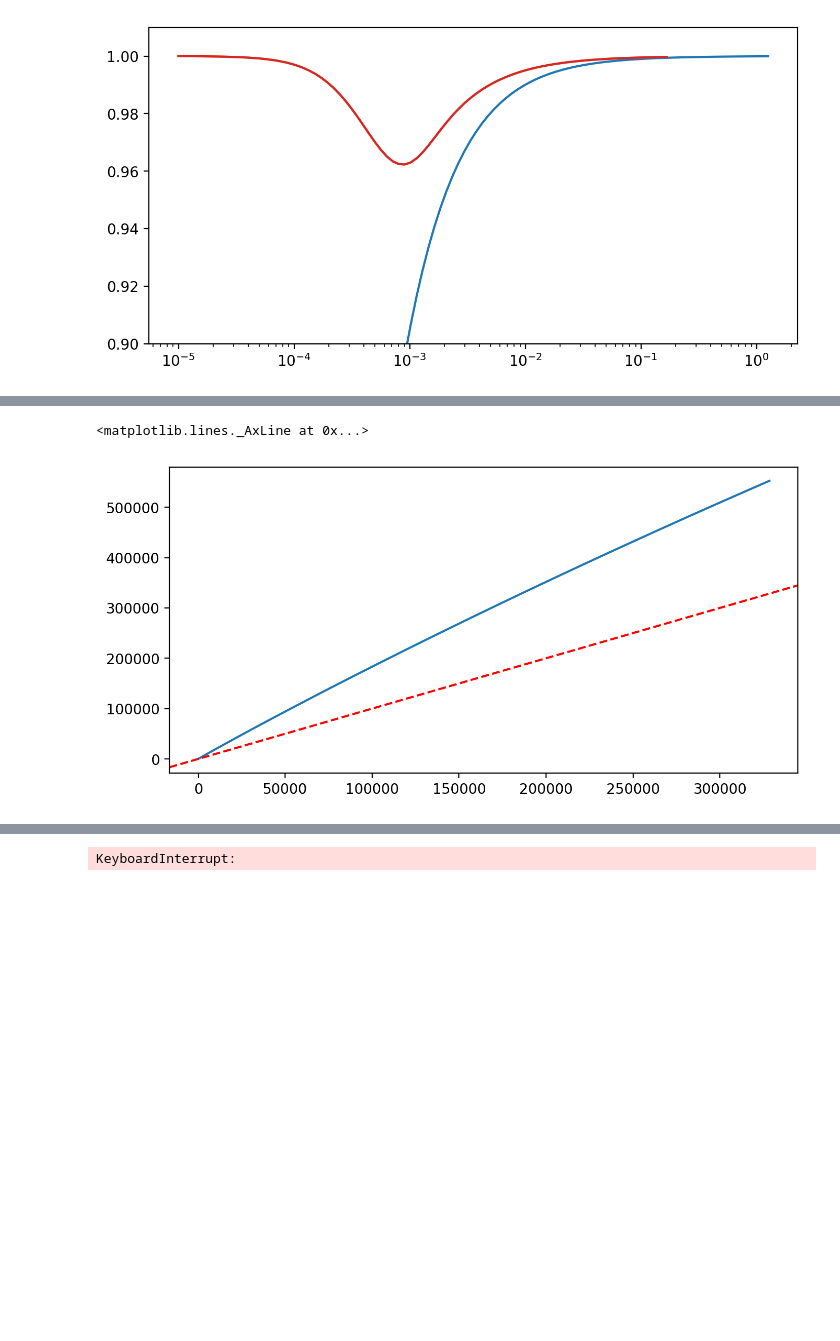
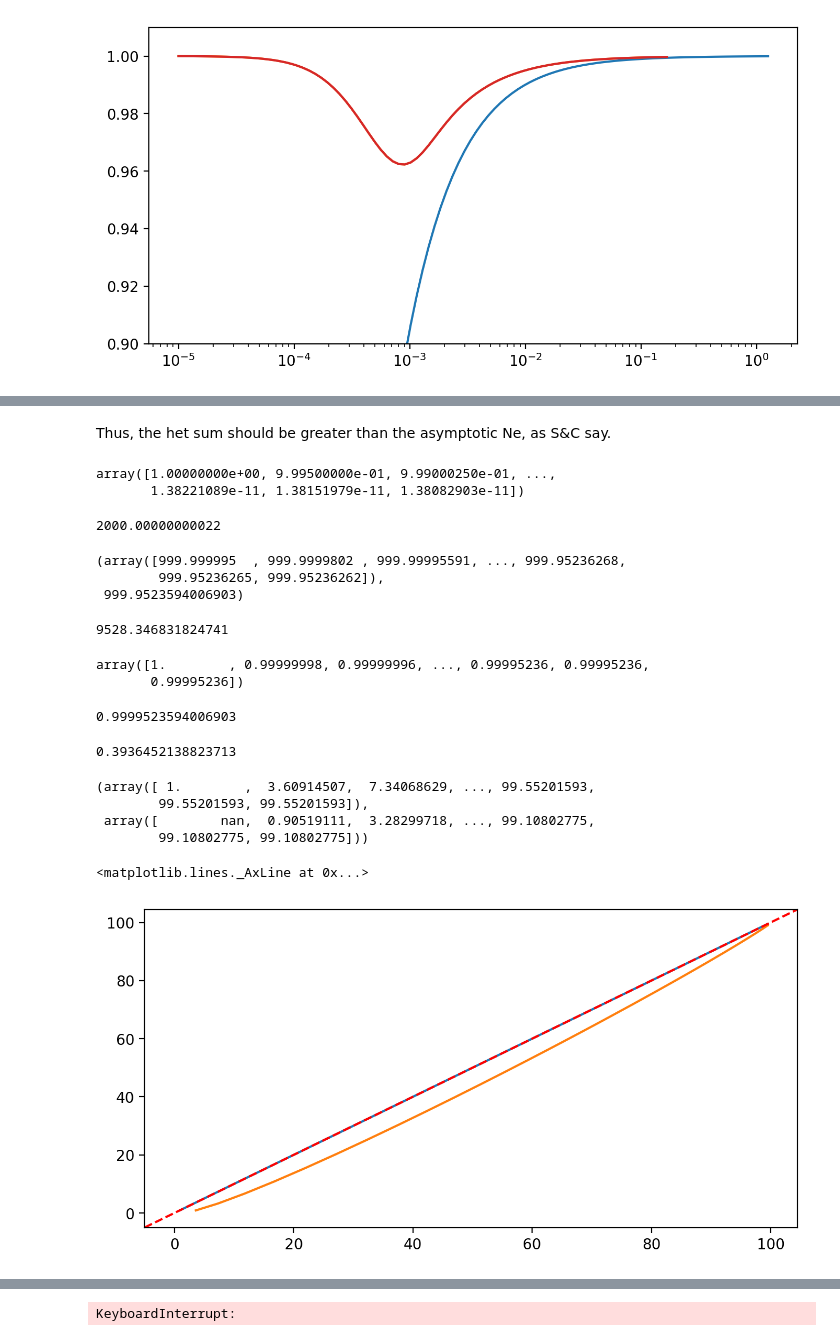
Before and after one commit to vsbuffalo/bprime, a Jupyter notebook: notebooks/region_simulations.ipynb, the cells around one changed output, grey strips where cells are left out. Cells and saved outputs as stored; diff of their text form; code cells hidden in the pictures; blank space fills up the shorter version.

```diff
--- a/notebooks/region_simulations.ipynb
+++ b/notebooks/region_simulations.ipynb
@@ -97,6 +97,6 @@ from scipy.integrate import quad
 V, Vm = 0.1, 0.01
 Z = 1 - Vm/V
 r = 0.01
-t = 10000
-(1 - (1 - r)**t * Z**(t+1) + (1 - r)**t * r * Z**(t+1))/(1 - Z + r*Z), np.sum((1-r)**np.arange(t) * (1-Vm/V)**np.arange(t))
+t = 1
+(1 - (1 - r)**t * Z**(t+1) + (1 - r)**t * r * Z**(t+1))/(1 - Z + r*Z), np.sum((1-r)**np.arange(t+1) * (1-Vm/V)**np.arange(t+1))
 # %% [output]
@@ -112,7 +112,8 @@ def Q2_sum_integral(Z, L, tmax=1000, thresh=0.01, use_sum=False):
     for t in ts:
         if not asymptoted:
             if use_sum:
-                integrand = quad(lambda r: np.sum((1-r)**np.arange(t) * Z**np.arange(t))**2, 0, L/2)[0]
+                T = np.arange(t)
+                integrand = quad(lambda r: np.sum((1-r)**T * Z**T)**2, 0, L/2)[0]
             else:
                 integrand = quad(lambda r: ((1 - (1 - r)**t * Z**(t+1) + (1 - r)**t * r * Z**(t+1))/(1 - Z + r*Z))**2, 0, L/2)[0]
             if last is not None and last > 0:
@@ -142,15 +135,16 @@ def Gamma(a, z):
 from scipy.special import expi, gammaincc, gamma
 
 def Q2_sum_integral2(Z, L, tmax=1000, thresh=0.01, use_sum=False):
-    ts = np.arange(tmax)
+    ts = np.arange(tmax+1)
     Log = np.log
     Power = lambda x, y: x**y
     E = np.exp(1)
+    ExpIntegralEi = expi
     vals = []
     k = 1-Z
     for t in ts:
         T = t
-        integrand = 1/(Power(E,2*k*T)*k) - 2/(Power(E,k*T)*k) + (2*Power(E,(-k - L)*T))/(k + L) - 1/(Power(E,2*(k + L)*T)*(k + L)) + L/(Power(k,2) + k*L) + 2*T*Gamma(0,k*T) - 2*T*Gamma(0,2*k*T) - 2*T*Gamma(0,(k + L)*T) + 2*T*Gamma(0,2*(k + L)*T)
+        integrand =-((Power(-1 + Power(E,k*T),2)/(Power(E,2*k*T)*k) + 2*T*ExpIntegralEi(-2*k*T) - 2*T*ExpIntegralEi(-(k*T)))/(-1 + k)) + (Power(-1 + Power(E,(k + L - k*L)*T),2)/(Power(E,2*(k + L - k*L)*T)*(k + L - k*L)) + 2*T*ExpIntegralEi(-2*(k + L - k*L)*T) - 2*T*ExpIntegralEi((-k - L + k*L)*T))/(-1 + k)
         vals.append(integrand)
 
-    return (2/L)*np.array(vals)
+    return (1/L)*np.array(vals)
@@ -157,7 +186,54 @@ def Q2_sum_integral2(Z, L, tmax=1000, thresh=0.01, use_sum=False):
+# %% [markdown]
+Thus, the het sum should be greater than the asymptotic Ne, as S&C say.
+# %%
+N = 1000
+ave_het(np.repeat(N, 50*N), N)
+# %% [output]
+array([1.00000000e+00, 9.99500000e-01, 9.99000250e-01, ...,
+       1.38221089e-11, 1.38151979e-11, 1.38082903e-11])
+# %%
+N = 1000
+np.sum([(1 - 1/(2*N))**t for t in np.arange(100*N)])
+# %% [output]
+2000.00000000022
+# %%
+V, Z = 1e-8, 0.99
+# %%
+N*np.exp(-V/2 * Q2_sum_integral(Z, R, use_sum=True)), N*np.exp(-V/2 * (-2/((-1 + Z)*(2 + (-2 + R)*Z))))
+# %% [output]
+(array([999.999995  , 999.9999802 , 999.99995591, ..., 999.95236268,
+        999.95236265, 999.95236262]),
+ 999.9523594006903)
+# %%
+(-2/((-1 + Z)*(2 + (-2 + R)*Z)))
+# %% [output]
+9528.346831824741
+# %%
+np.exp(-V/2 * Q2_sum_integral(Z, R, use_sum=True))
+# %% [output]
+array([1.        , 0.99999998, 0.99999996, ..., 0.99995236, 0.99995236,
+       0.99995236])
+# %%
+np.exp(-V/2 * (-2/((-1 + Z)*(2 + (-2 + R)*Z))))
+# %% [output]
+0.9999523594006903
+# %%
+N = 1000
+ave_het(N*np.exp(-V * Q2_sum_integral(Z, R, use_sum=True)), N)
+# %% [output]
+0.3936452138823713
+# %%
+Q2_sum_integral(Z, R, use_sum=True), Q2_sum_integral2(Z, R, use_sum=True)
+# %% [output]
+(array([ 1.        ,  3.60914507,  7.34068629, ..., 99.55201593,
+        99.55201593, 99.55201593]),
+ array([        nan,  0.90519111,  3.28299718, ..., 99.10802775,
+        99.10802775, 99.10802775]))
 # %%
+plt.plot(Q2_sum_integral(Z, R, use_sum=True), Q2_sum_integral(Z, R, use_sum=False))
 plt.plot(Q2_sum_integral(Z, R, use_sum=True), Q2_sum_integral2(Z, R))
 plt.axline((0, 0), slope=1, c='r', linestyle='dashed')
 # %% [output]
 <matplotlib.lines._AxLine at 0x...>
-[figure, old version]
+[figure, new version]
 # %%
```
Also changed, not shown: parts of 12 cells of this notebook.
